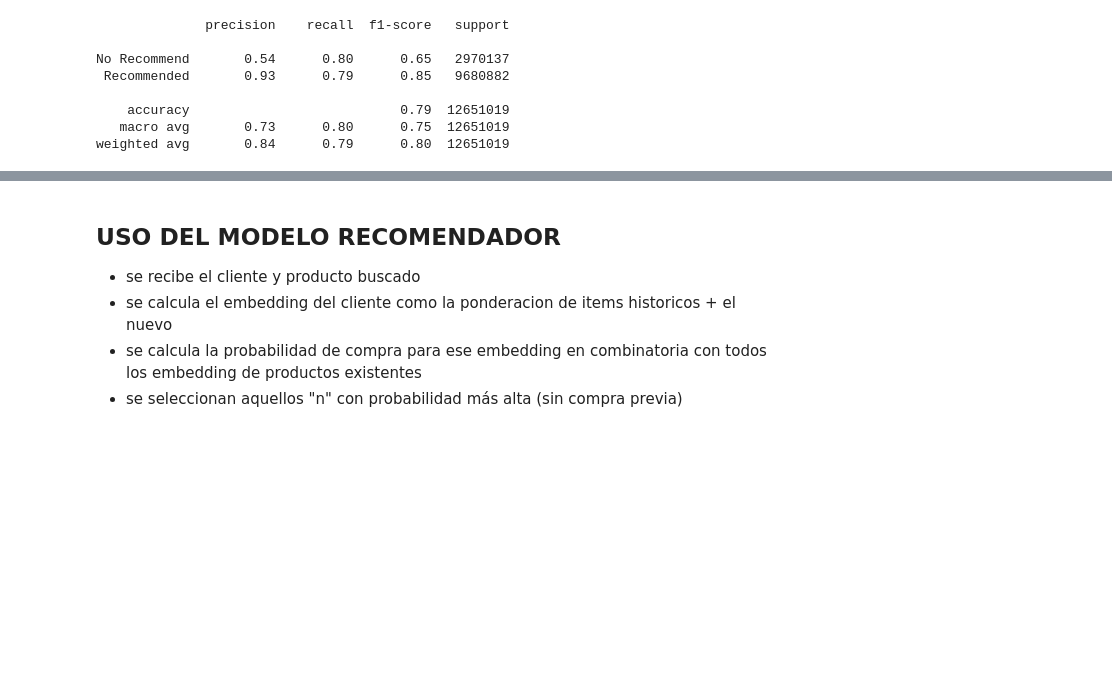
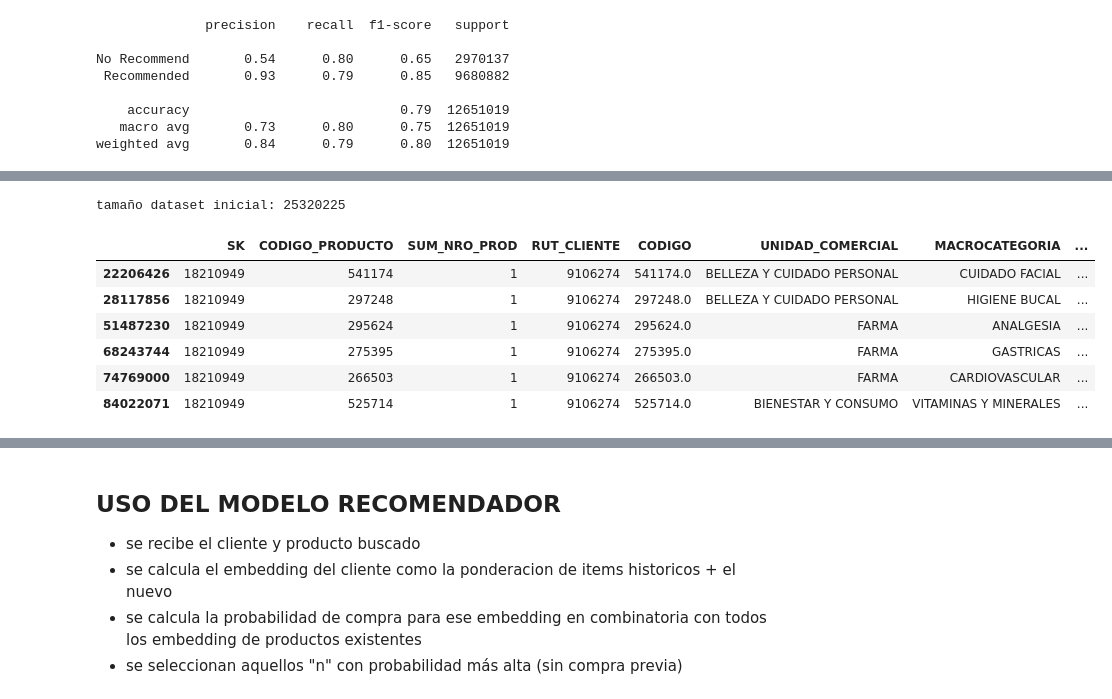
Before and after one commit to brauliomorgado/Cross-Selling-Models, a Jupyter notebook: Modelo_Supervisado/Prueba_Embbeding_final.ipynb, the cells around one changed output, grey strips where cells are left out. Drawn from its saved outputs; the diff is of its cells as text; code cells hidden in the pictures; blank space fills up the shorter version.

```diff
--- a/Modelo_Supervisado/Prueba_Embbeding_final.ipynb
+++ b/Modelo_Supervisado/Prueba_Embbeding_final.ipynb
@@ -599,0 +602,5 @@ weighted avg       0.84      0.79      0.80  12651019
+# %%
+diccionario=pd.read_csv('G:/Mi unidad/SOCOFAR/0.-Recomendadores-Oficial/Archivos/diccionario_productos.csv',sep=';',encoding='UTF-8')
+df_test_oot_final = pd.merge(df_test_oot_final, diccionario, left_on='CODIGO_PRODUCTO', right_on='CODIGO', how='left')
+df_test_oot = pd.merge(df_test_oot, diccionario, left_on='CODIGO_PRODUCTO', right_on='CODIGO', how='left')
+df = pd.merge(df, diccionario, left_on='CODIGO_PRODUCTO', right_on='CODIGO', how='left')
@@ -599,0 +617,20 @@ weighted avg       0.84      0.79      0.80  12651019
+# %%
+with open('G:\\Mi unidad\\SOCOFAR\\0.-Recomendadores-Oficial\\Archivos\\Recomendaciones_PDC_NOV23_ENE24\\SR_BASE_FINAL_PROD_NOV23_ENE24.csv', 'rb') as file:
+    content = file.read().replace(b'\x00', b'')
+
+content_str = StringIO(content.decode('latin'))
+df_test_oot = pd.read_csv(content_str, sep=';', encoding='latin')#,nrows=10000000)
+df_test_oot['RUT_CLIENTE']=((df_test_oot['SK']+1599)/2).astype(int)
+print('tamaño dataset inicial: '+str(len(df_test_oot)))
+# %% [output]
+tamaño dataset inicial: 25320225
+# %%
+df[(df.RUT_CLIENTE==9106274)]
+# %% [output]
+|  | SK | CODIGO_PRODUCTO | SUM_NRO_PROD | RUT_CLIENTE | CODIGO | UNIDAD_COMERCIAL | MACROCATEGORIA | ... |
+| 22206426 | 18210949 | 541174 | 1 | 9106274 | 541174.0 | BELLEZA Y CUIDADO PERSONAL | CUIDADO FACIAL | ... |
+| 28117856 | 18210949 | 297248 | 1 | 9106274 | 297248.0 | BELLEZA Y CUIDADO PERSONAL | HIGIENE BUCAL | ... |
+| 51487230 | 18210949 | 295624 | 1 | 9106274 | 295624.0 | FARMA | ANALGESIA | ... |
+| 68243744 | 18210949 | 275395 | 1 | 9106274 | 275395.0 | FARMA | GASTRICAS | ... |
+| 74769000 | 18210949 | 266503 | 1 | 9106274 | 266503.0 | FARMA | CARDIOVASCULAR | ... |
+| 84022071 | 18210949 | 525714 | 1 | 9106274 | 525714.0 | BIENESTAR Y CONSUMO | VITAMINAS Y MINERALES | ... |
```
Also changed, not shown: parts of 10 cells of this notebook, 1 other file.
